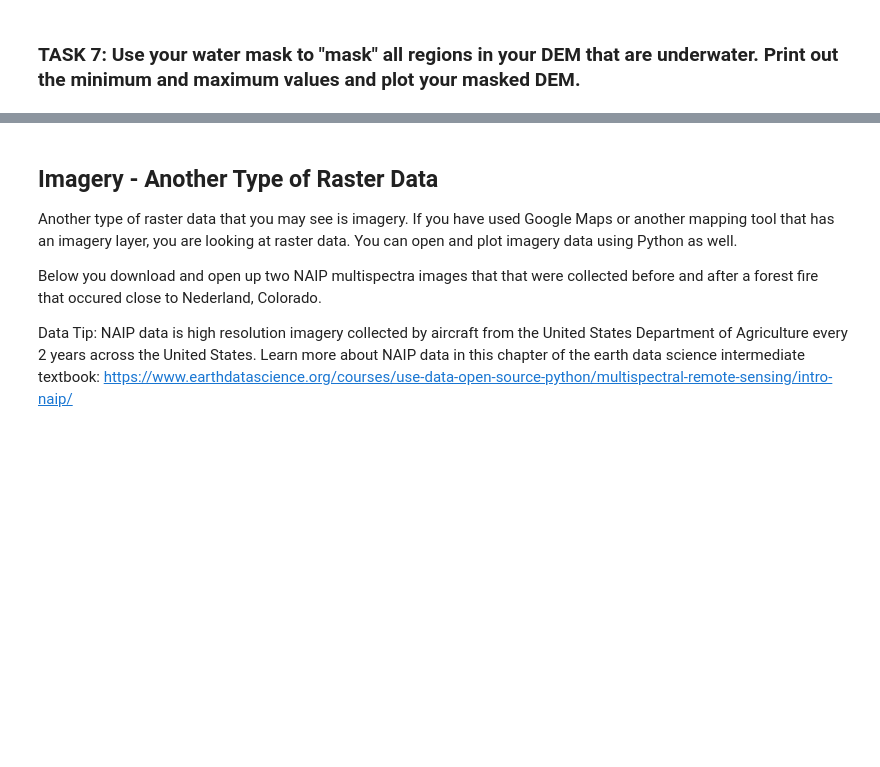
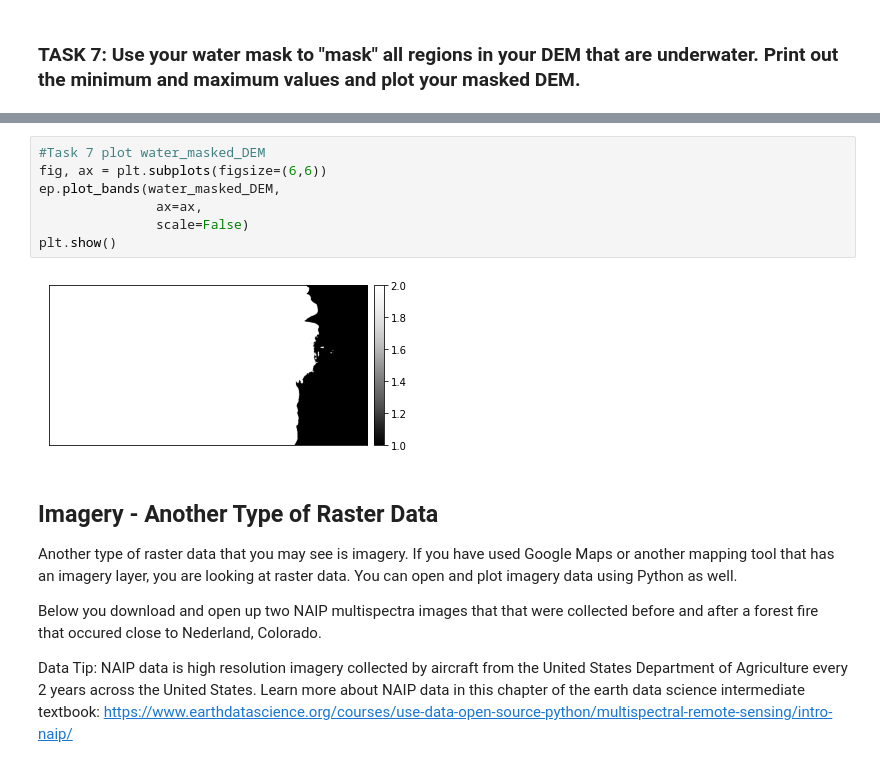
Before and after one commit to meperra/EnvDatSci22, a Jupyter notebook: CodeSprints/RasterData101.ipynb, the cells around one changed output, grey strips where cells are left out. Saved outputs shown, nothing was run; the diff lists cells and outputs as text; blank space fills up the shorter version.

```diff
--- a/CodeSprints/RasterData101.ipynb
+++ b/CodeSprints/RasterData101.ipynb
@@ -435,3 +461,12 @@ Often in raster manipulation, we want to use certain criteria to mask out raster
+# %%
+#Task 7 plot water_masked_DEM
+fig, ax = plt.subplots(figsize=(6,6))
+ep.plot_bands(water_masked_DEM,
+               ax=ax,
+               scale=False)
+plt.show()
+# %% [output]
+[figure, added]
 # %% [markdown]
 ## Imagery - Another Type of Raster Data
 Another type of raster data that you may see is imagery. If you have used Google Maps or another mapping tool that has an imagery layer, you are looking at raster data. You can open and plot imagery data using Python as well.
```
Also changed, not shown: parts of 9 cells of this notebook.
